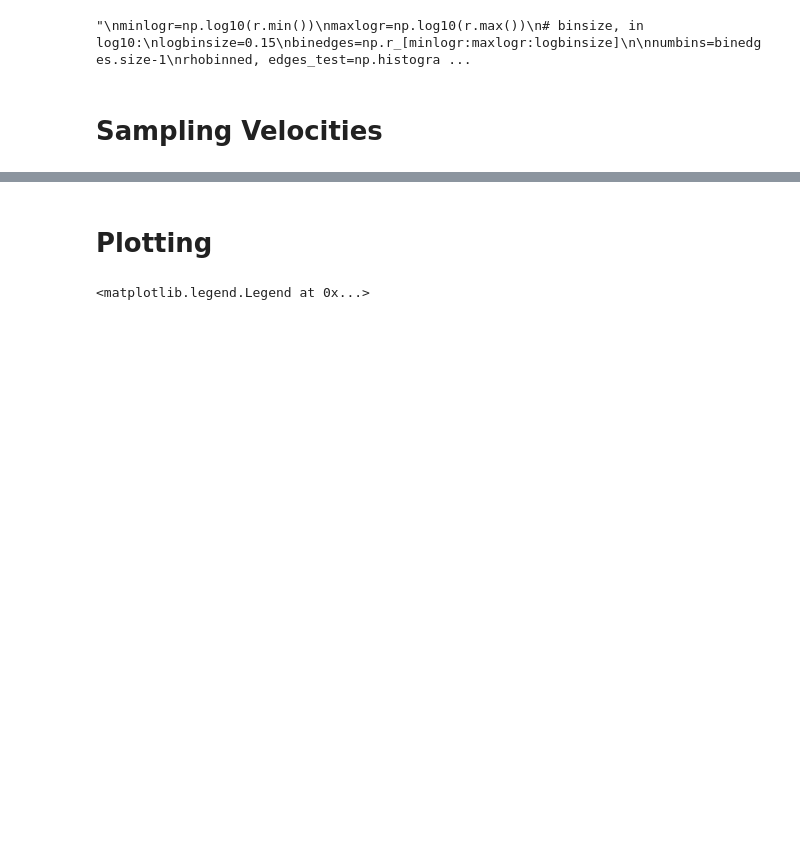
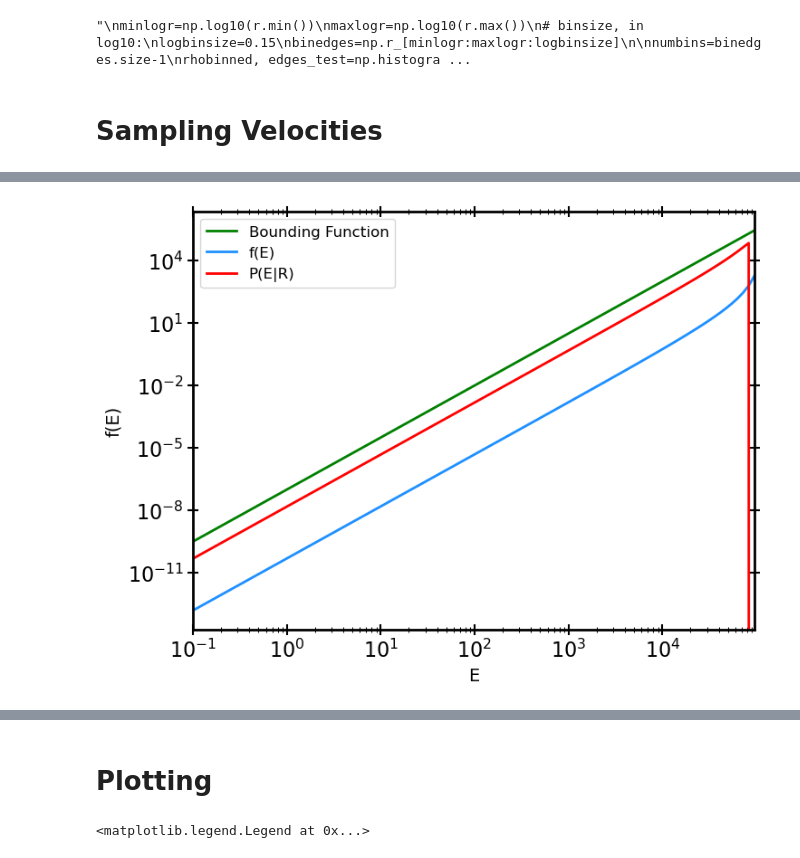
Before and after one commit to carlosajurado/AST384C-Computational-Astrophysics, a Jupyter notebook: HW1.ipynb, the cells around one changed output, grey strips where cells are left out. Drawn from its saved outputs; the diff is of its cells as text; code cells hidden in the pictures; blank space fills up the shorter version.

```diff
--- a/HW1.ipynb
+++ b/HW1.ipynb
@@ -362,0 +487,38 @@ plt.legend(frameon=False)
+# %%
+
+r_test = 10**1
+
+
+
+E_max = max_energy(G, mtot, r_test, a)
+E_arr = np.logspace(-1, np.log10(E_max), num=100)
+E_arr[-1] = E_max
+
+
+
+
+
+
+
+dist_arr = distribution_func(G, mtot, a, E_arr)
+prob_arr = dist_arr * sqrt_T(G, mtot, r_test, a, E_arr)
+bound_function = bounding_func(E_arr, 10**-6.5/r_test**(1/2))
+
+
+
+
+
+plt.loglog(E_arr, bound_function, label='Bounding Function', color='green', lw=2)
+plt.loglog(E_arr, dist_arr, label='f(E)', color='dodgerblue', lw=2)
+plt.loglog(E_arr, prob_arr, label='P(E|R)', color='red', lw=2)
+plt.legend(loc='upper left')
+
+
+
+
+plt.xlim(10**-1, E_max)
+plt.xlabel('E')
+plt.ylabel('f(E)')
+plt.show()
+# %% [output]
+[figure, added]
```
Also changed, not shown: parts of 12 cells of this notebook.
